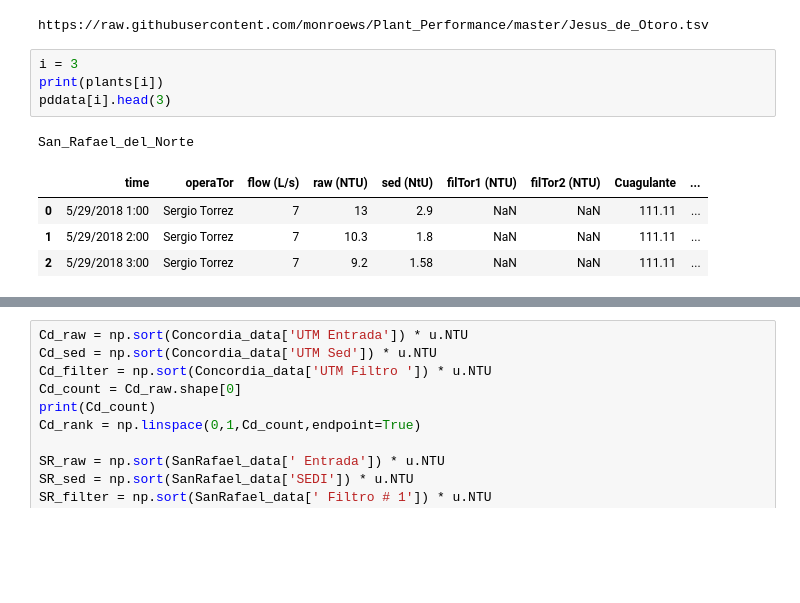
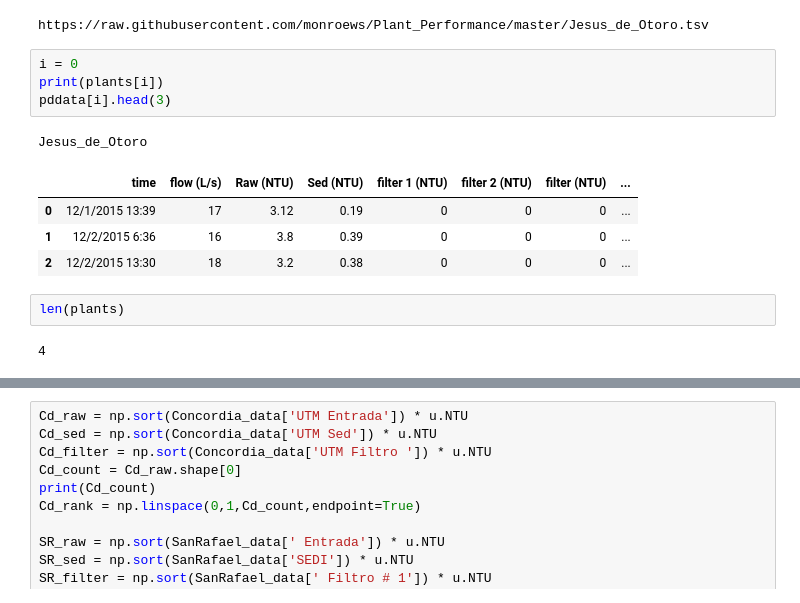
Before and after one commit to monroews/Plant_Performance, a Jupyter notebook: Plant_Performance.ipynb, the cells around one changed output, grey strips where cells are left out. Drawn from its saved outputs; the diff is of its cells as text; blank space fills up the shorter version.

```diff
--- a/Plant_Performance.ipynb
+++ b/Plant_Performance.ipynb
@@ -31,12 +31,16 @@ pddata = [pd.read_csv(basepath+i+'.tsv',sep='\t') for i in plants]
 # %% [output]
 https://raw.githubusercontent.com/monroews/Plant_Performance/master/Jesus_de_Otoro.tsv
 # %%
-i = 3
+i = 0
 print(plants[i])
 pddata[i].head(3)
 # %% [output]
-San_Rafael_del_Norte
+Jesus_de_Otoro
-|  | time | operaTor | flow (L/s) | raw (NTU) | sed (NtU) | filTor1 (NTU) | filTor2 (NTU) | Cuagulante | ... |
-| 0 | 5/29/2018 1:00 | Sergio Torrez | 7 | 13 | 2.9 | NaN | NaN | 111.11 | ... |
-| 1 | 5/29/2018 2:00 | Sergio Torrez | 7 | 10.3 | 1.8 | NaN | NaN | 111.11 | ... |
-| 2 | 5/29/2018 3:00 | Sergio Torrez | 7 | 9.2 | 1.58 | NaN | NaN | 111.11 | ... |
+|  | time | flow (L/s) | Raw (NTU) | Sed (NTU) | filter 1 (NTU) | filter 2 (NTU) | filter (NTU) | ... |
+| 0 | 12/1/2015 13:39 | 17 | 3.12 | 0.19 | 0 | 0 | 0 | ... |
+| 1 | 12/2/2015 6:36 | 16 | 3.8 | 0.39 | 0 | 0 | 0 | ... |
+| 2 | 12/2/2015 13:30 | 18 | 3.2 | 0.38 | 0 | 0 | 0 | ... |
+# %%
+len(plants)
+# %% [output]
+4
```
Also changed, not shown: parts of 1 cell of this notebook, 4 other files.
